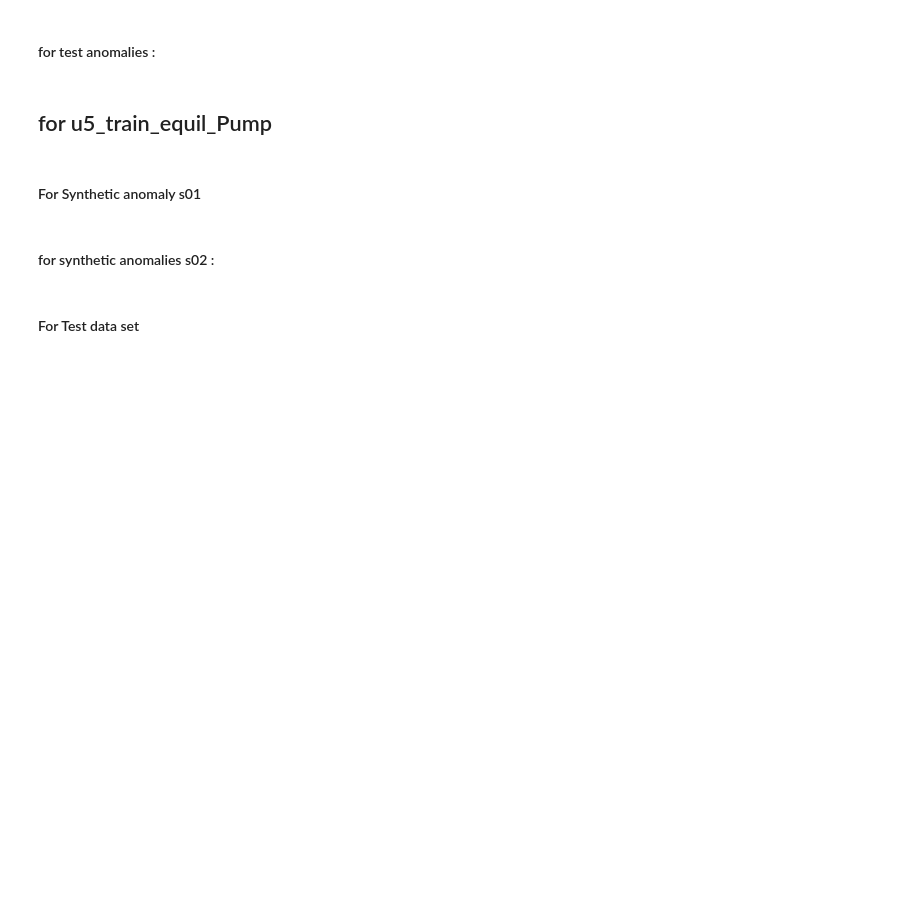
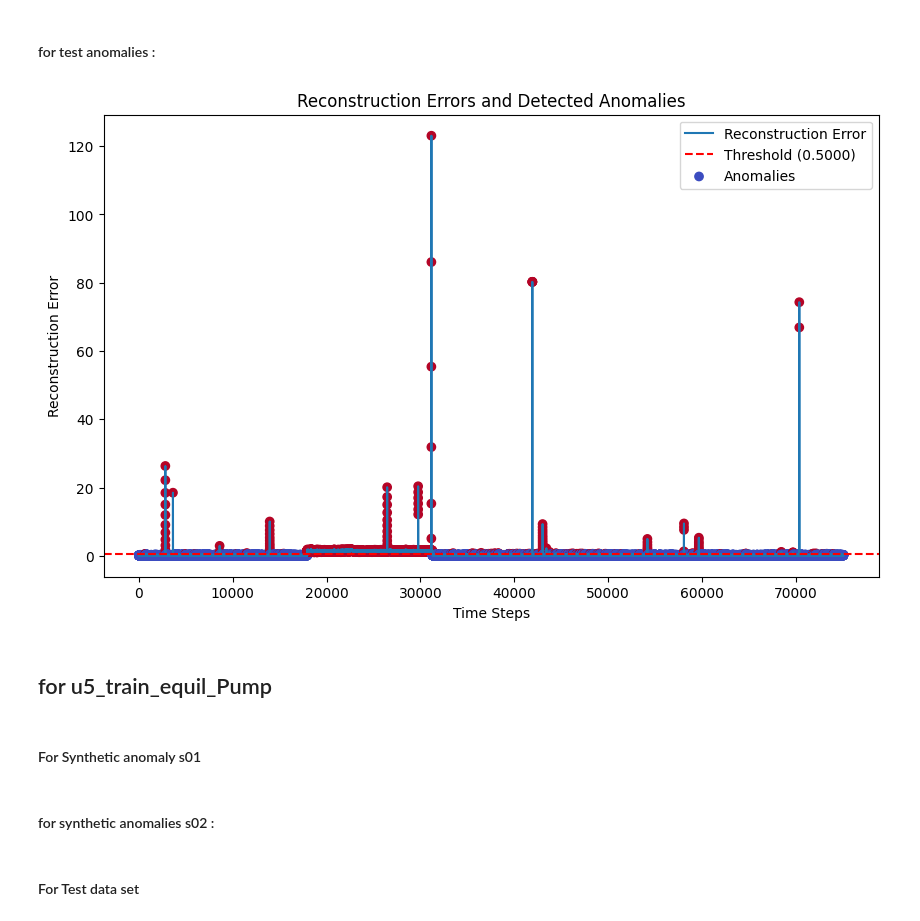
Before and after one commit to j0shcd/ml4pm-project, a Jupyter notebook: Hubert_Tries.ipynb, the cells around one changed output. Cells and saved outputs as stored; diff of their text form; code cells hidden in the pictures; blank space fills up the shorter version.

```diff
--- a/Hubert_Tries.ipynb
+++ b/Hubert_Tries.ipynb
@@ -497,19 +546,22 @@ plt.show()
 # %%
 # Example usage for u5_test_equil_turbine
 # Assume `u5_turbine_trained_model` is the autoencoder trained on u5_train_equil_turbine
 # Assume `scaler` is the StandardScaler fitted to u5_train_equil_turbine during training
 
 # Ensure that the columns in the test data match the training data
 u5_test_turbine_data_preprocessed = preprocess_test_data(u5_test_equil_turbine, u5_train_equil_turbine.columns, scaler)
 
 # Evaluate reconstruction errors
 reconstruction_errors = evaluate_reconstruction(u5_turbine_trained_model, u5_test_turbine_data_preprocessed)
 
 # Define anomaly scores and threshold
-anomaly_scores, threshold = define_anomaly_score(reconstruction_errors)
+threshold = 0.5  # You can set this to an appropriate value or calculate it dynamically
+anomaly_scores = define_anomaly_score(reconstruction_errors, threshold)
 
 # Visualize anomalies
 visualize_anomalies(reconstruction_errors, anomaly_scores, threshold)
+# %% [output]
+[figure, added]
 # %% [markdown]
 ## for u5_train_equil_Pump
 # %%
```
Also changed, not shown: parts of 14 cells of this notebook.
